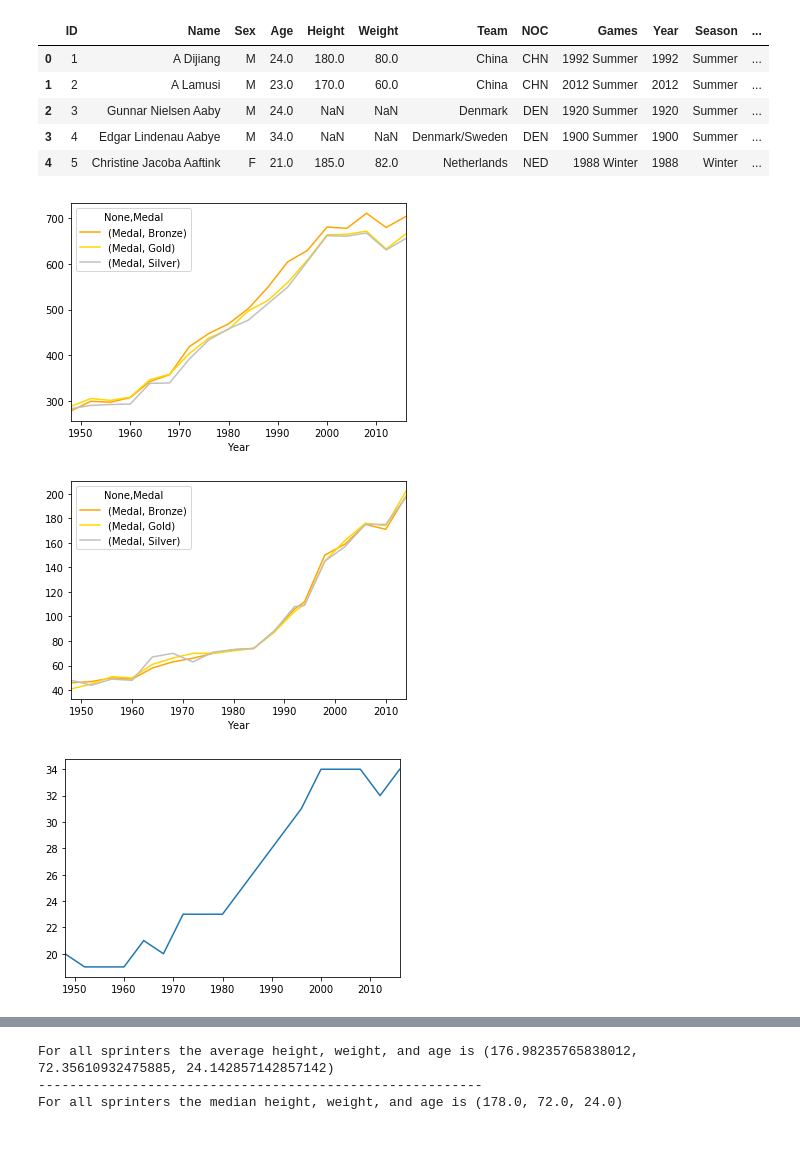
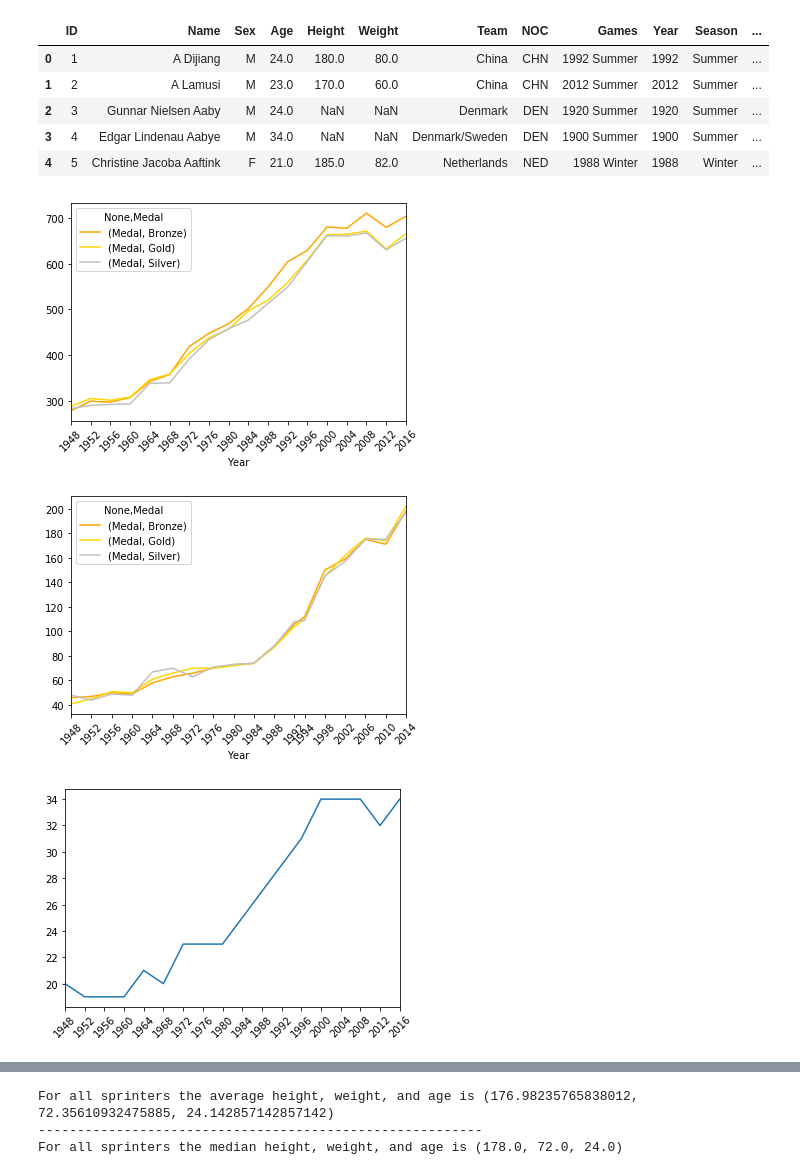
Before and after one commit to tysorensen/project1-group1, a Jupyter notebook: olympic_data.ipynb, the cells around one changed output, grey strips where cells are left out. Drawn from its saved outputs; the diff is of its cells as text; code cells hidden in the pictures; blank space fills up the shorter version.

```diff
--- a/olympic_data.ipynb
+++ b/olympic_data.ipynb
@@ -37,19 +37,24 @@ summer_olympics = olympic_raw_post_war[olympic_raw_post_war.Season != "Winter"]
 # this is our dataframe for winter olympic data, post WW2.
 winter_olympics = olympic_raw_post_war[olympic_raw_post_war.Season != "Summer"]
 # %%
-# group summer games by country
+# group summer games by olympic year
 grouped_noc = summer_olympics.groupby(["Year"])
 grouped_noc
 
+# count medals for
 medal_count_summer = grouped_noc["Medal"].value_counts()
 medal_count_summer
 
 medal_count_summer_df = pd.DataFrame(medal_count_summer).unstack()
 medal_count_summer_df
 
-medal_summer_graph = medal_count_summer_df.plot.line(color=['orange', 'gold', 'silver'])
+medal_summer_graph = medal_count_summer_df.plot.line(color=['orange', 'gold', 'silver'],
+                                                     xticks=medal_count_summer_df.index, rot=45)
+
+# export to png in resources folder
+plt.savefig("resources/summer_games_medal_count.png")
 # %% [output]
-[figure, old version]
+[figure, new version]
 # %%
 # group winter games by country
 grouped_noc = winter_olympics.groupby(["Year"])
@@ -61,9 +66,13 @@ medal_count_winter
 medal_count_winter_df = pd.DataFrame(medal_count_winter).unstack()
 medal_count_winter_df
 
-medal_summer_graph = medal_count_winter_df.plot.line(color=['orange', 'gold', 'silver'])
+medal_summer_graph = medal_count_winter_df.plot.line(color=['orange', 'gold', 'silver'],
+                                                    xticks=medal_count_winter_df.index, rot=45)
+
+# export to png in resources folder
+plt.savefig("resources/winter_games_medal_count.png")
 # %% [output]
-[figure, old version]
+[figure, new version]
 # %%
 # GROWTH OF SPORTING EVENTS BY SUMMER OLYMPIC GAMES.
 
@@ -92,9 +101,12 @@ sport_count_df = pd.DataFrame(sport_count)
 sport_count_sort = sport_count_df.sort_index()
 
 # plot line graph
-sport_line = sport_count_sort.plot.line(legend=False)
+sport_line = sport_count_sort.plot.line(legend=False, xticks=sport_count_sort.index, rot=45)
+
+# export to png in resources folder
+plt.savefig("resources/summer_games_sport_count.png")
 # %% [output]
-[figure, old version]
+[figure, new version]
 # %%
 # GROWTH OF SPORTING EVENTS BY WINTER OLYMPIC GAMES.
 
```
Also changed, not shown: parts of 12 cells of this notebook, 8 other files.
